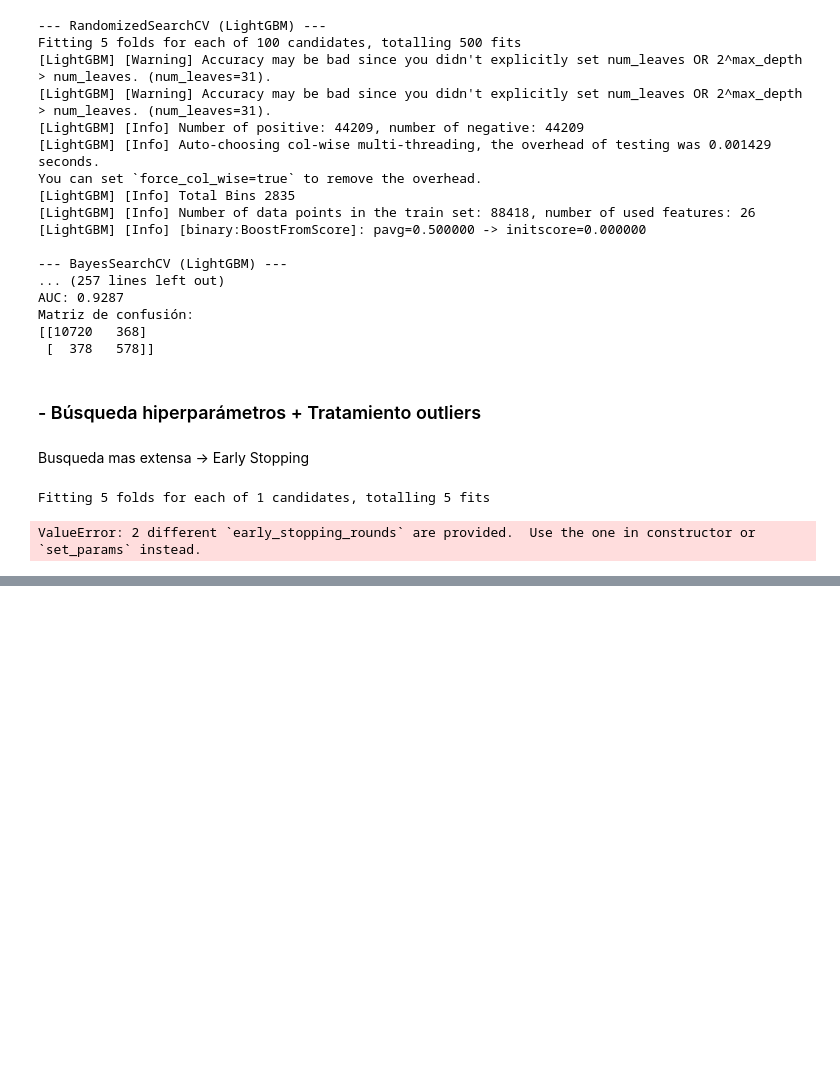
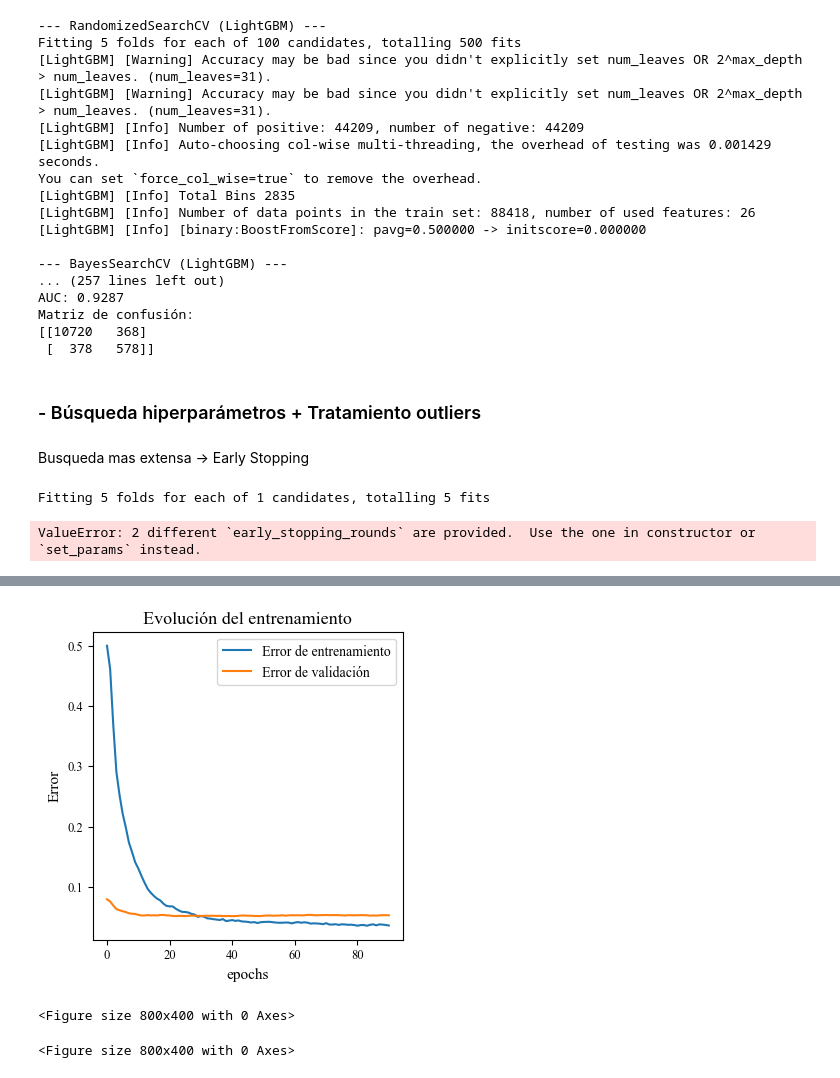
Before and after one commit to olayafgon/ML-and-Superconductors, a Jupyter notebook: src/model_testing.ipynb, the cells around one changed output, grey strips where cells are left out. Saved outputs shown, nothing was run; the diff lists cells and outputs as text; code cells hidden in the pictures; blank space fills up the shorter version.

```diff
--- a/src/model_testing.ipynb
+++ b/src/model_testing.ipynb
@@ -960,0 +988,43 @@ Matriz de confusión:
+# %%
+import matplotlib as mpl
+mpl.rcParams['font.family'] = 'serif'
+mpl.rcParams['font.serif'] = ['Times New Roman']
+mpl.rcParams['text.usetex'] = False
+
+results = model.evals_result()
+epochs = len(results['validation_0']['error'])
+plt.figure(figsize=(4, 4))
+plt.plot(range(epochs), results['validation_0']['error'], label='Error de entrenamiento')
+plt.plot(range(epochs), results['validation_1']['error'], label='Error de validación')
+plt.xlabel('epochs', fontsize=11)
+plt.ylabel('Error', fontsize=11)
+plt.title('Evolución del entrenamiento', fontsize=13)
+plt.xticks(fontsize=9)
+plt.yticks(fontsize=9)
+plt.legend()
+plt.show()
+
+import xgboost as xgb
+plt.figure(figsize=(8, 4))
+
+# # Obtener la importancia de las características
+# importance = xgb.plot_importance(model, importance_type='gain', max_num_features=20,
+#                                  show_values=False, color="skyblue",
+#                                  grid=False,
+#                                  title="Importancia de las Características",
+#                                  xlabel="Importancia",
+#                                  ylabel="Características")
+
+# # Personalizar el estilo de la gráfica
+# plt.xticks(fontsize=9)
+# plt.yticks(fontsize=9)
+# plt.xlabel("Importancia", fontsize=11)
+# plt.ylabel("Características", fontsize=11)
+# plt.title("Importancia de las Características", fontsize=13)
+# plt.tight_layout()  # Ajustar el espacio entre los elementos
+
+# plt.show()
+# %% [output]
+[figure, added]
+<Figure size 800x400 with 0 Axes>
+<Figure size 800x400 with 0 Axes>
```
Also changed, not shown: parts of 13 cells of this notebook.
